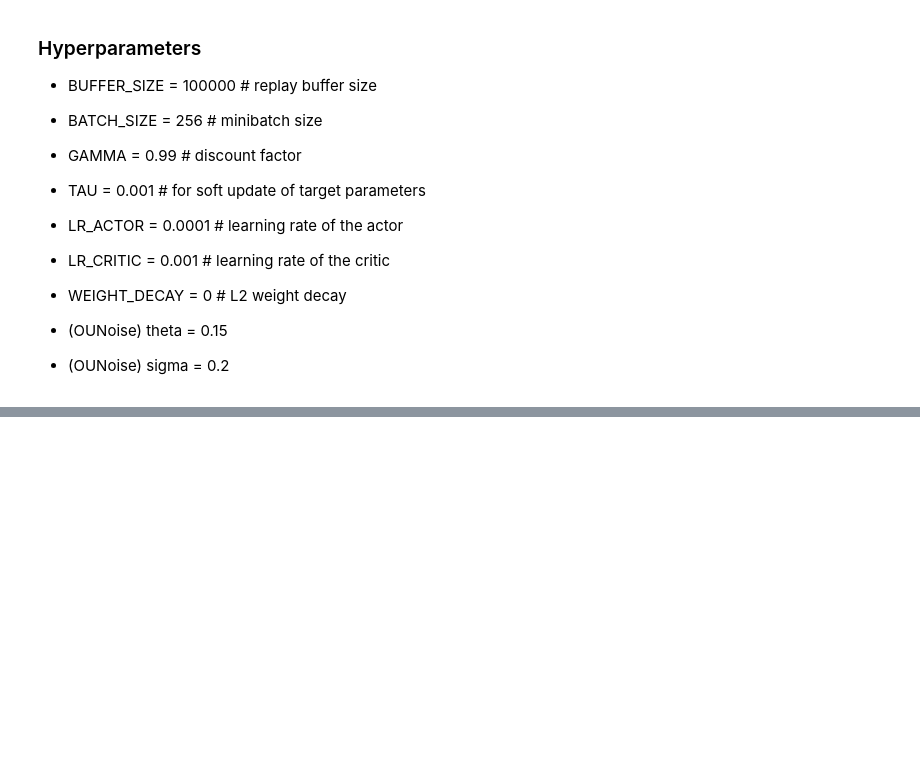
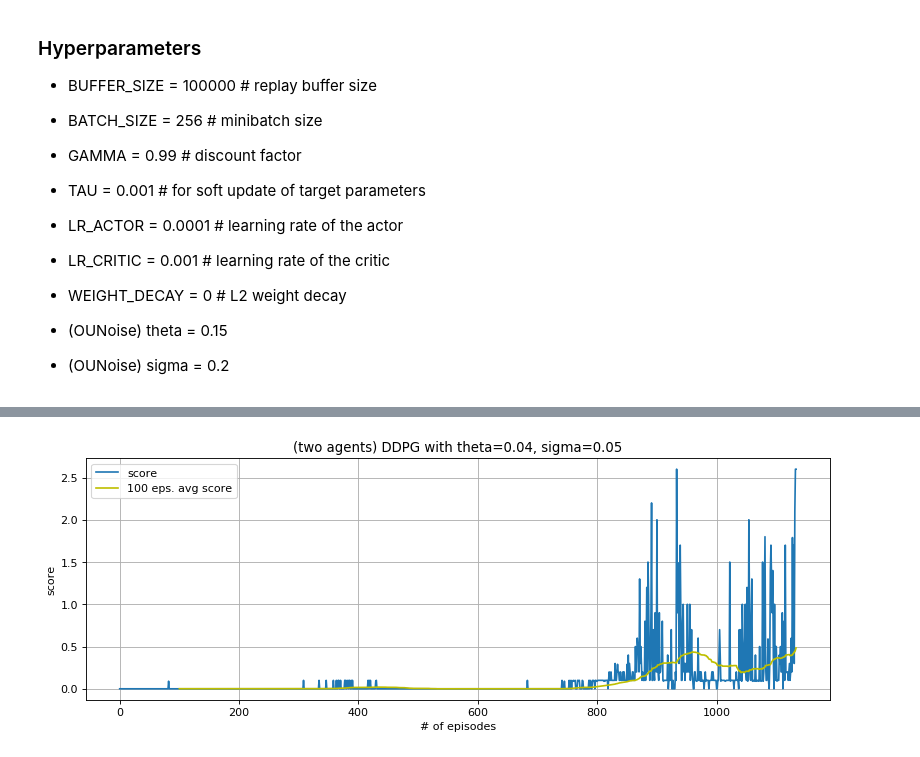
Before and after one commit to sejoon86/DRNLD_3rd_project, a Jupyter notebook: Report.ipynb, the cells around one changed output, grey strips where cells are left out. Saved outputs shown, nothing was run; the diff lists cells and outputs as text; code cells hidden in the pictures; blank space fills up the shorter version.

```diff
--- a/Report.ipynb
+++ b/Report.ipynb
@@ -95,0 +121,11 @@ it took 1951 episodes for the DDPG agent to solve the problem
+# %%
+plt.figure(num=None, figsize=(12,4), dpi=80)
+plt.plot(DDPG_score3, label='score')
+plt.plot(avg_DDPG_score3,'y-', label='100 eps. avg score')
+plt.title('(two agents) DDPG with theta=0.04, sigma=0.05')
+plt.xlabel('# of episodes')
+plt.ylabel('score')
+plt.legend()
+plt.grid()
+# %% [output]
+[figure, added]
```
Also changed, not shown: parts of 11 cells of this notebook.
